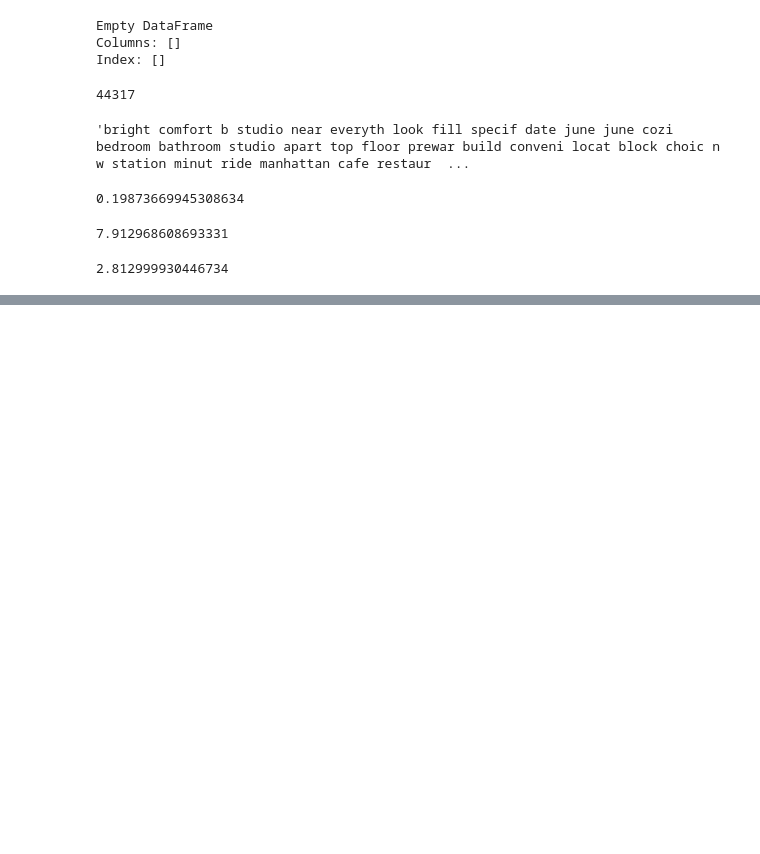
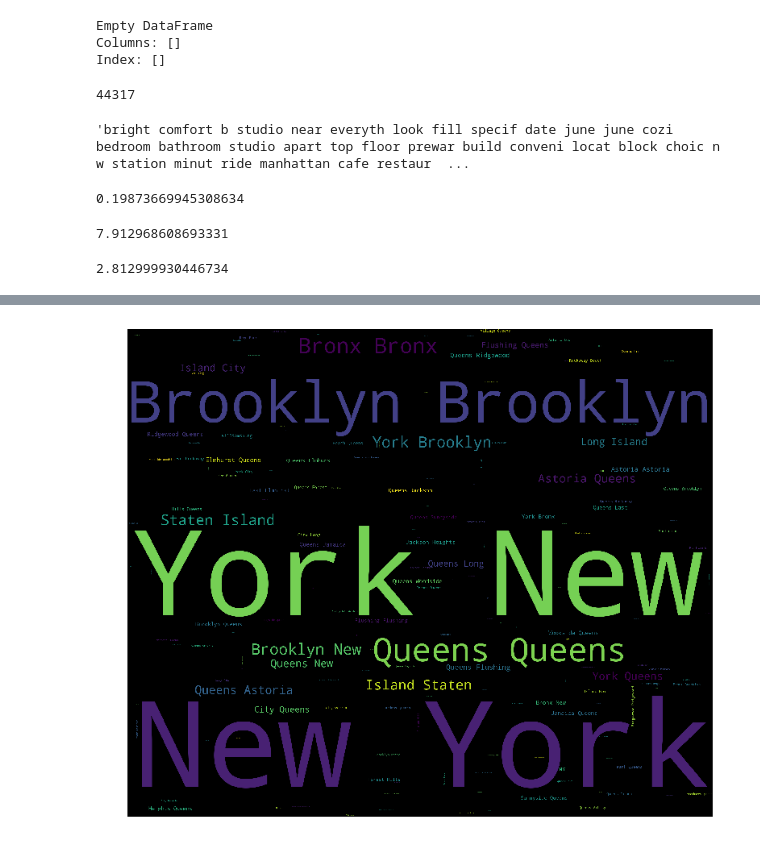
Before and after one commit to ManvithaC/AirBnB-listing-Recommender, a Jupyter notebook: project.ipynb, the cells around one changed output, grey strips where cells are left out. Saved outputs shown, nothing was run; the diff lists cells and outputs as text; code cells hidden in the pictures; blank space fills up the shorter version.

Commit message:
word cloud

```diff
--- a/project.ipynb
+++ b/project.ipynb
@@ -146,0 +173,22 @@ print(rms ** (1/ 2.0))
+# %%
+data =  df_listing_detail["city"]
+def wordcloud_draw(data, color = 'black'):
+    words = ' '.join(data)
+    cleaned_word = " ".join([word for word in words.split()
+                            if 'http' not in word
+                                and not word.startswith('@')
+                                and not word.startswith('#')
+                                and word != 'RT'
+                            ])
+    wordcloud = WordCloud(stopwords=STOPWORDS,
+                      background_color=color,
+                      width=3000,
+                      height=2500
+                     ).generate(cleaned_word)
+    plt.figure(1,figsize=(13, 13))
+    plt.imshow(wordcloud)
+    plt.axis('off')
+    plt.show()
+wordcloud_draw(data,'black')
+# %% [output]
+[figure, added]
```
Also changed, not shown: parts of 5 cells of this notebook.
